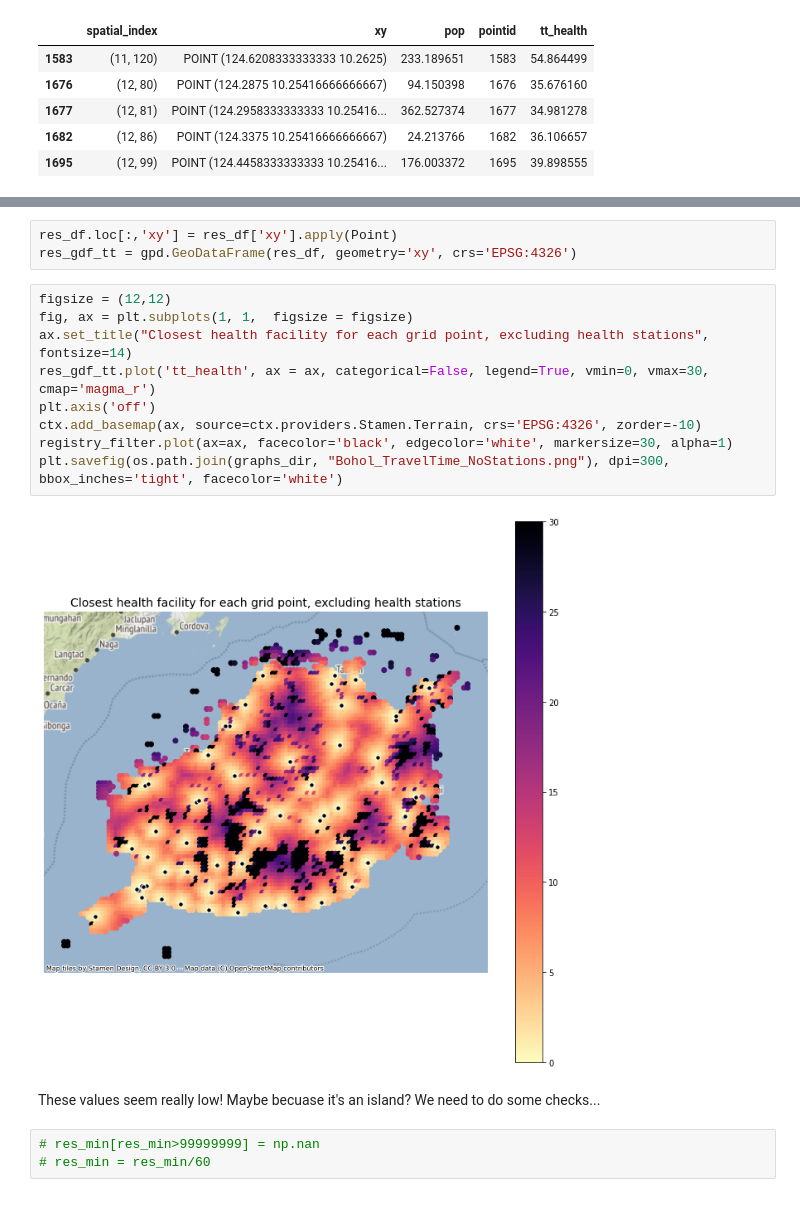
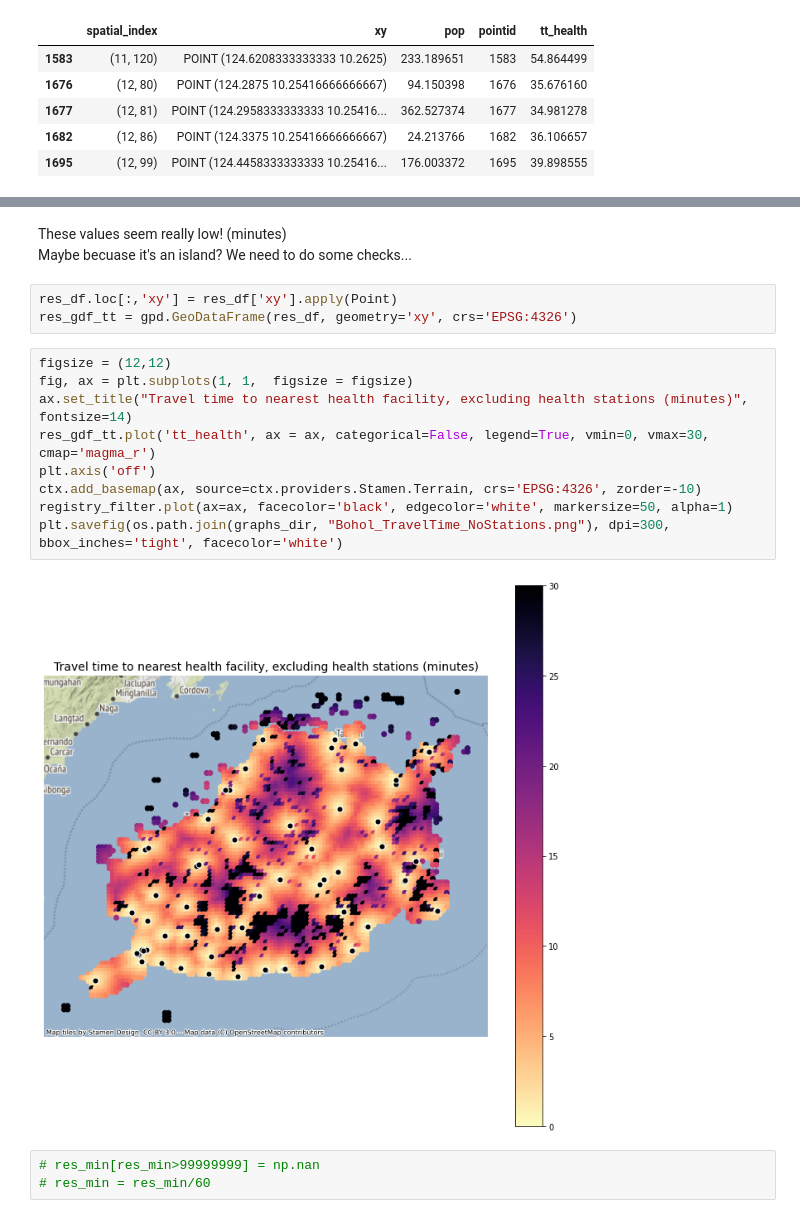
Before and after one commit to datapartnership/health-planning-in-philippines, a Jupyter notebook: notebooks/PHL_HealthFacilities_Raster.ipynb, the cells around one changed output, grey strips where cells are left out. Drawn from its saved outputs; the diff is of its cells as text.

```diff
--- a/notebooks/PHL_HealthFacilities_Raster.ipynb
+++ b/notebooks/PHL_HealthFacilities_Raster.ipynb
@@ -314,19 +333,20 @@ res_df.head()
+# %% [markdown]
+These values seem really low! (minutes)
+Maybe becuase it's an island? We need to do some checks...
 # %%
 res_df.loc[:,'xy'] = res_df['xy'].apply(Point)
 res_gdf_tt = gpd.GeoDataFrame(res_df, geometry='xy', crs='EPSG:4326')
 # %%
 figsize = (12,12)
 fig, ax = plt.subplots(1, 1,  figsize = figsize)
-ax.set_title("Closest health facility for each grid point, excluding health stations", fontsize=14)
+ax.set_title("Travel time to nearest health facility, excluding health stations (minutes)", fontsize=14)
 res_gdf_tt.plot('tt_health', ax = ax, categorical=False, legend=True, vmin=0, vmax=30, cmap='magma_r')
 plt.axis('off')
 ctx.add_basemap(ax, source=ctx.providers.Stamen.Terrain, crs='EPSG:4326', zorder=-10)
-registry_filter.plot(ax=ax, facecolor='black', edgecolor='white', markersize=30, alpha=1)
+registry_filter.plot(ax=ax, facecolor='black', edgecolor='white', markersize=50, alpha=1)
 plt.savefig(os.path.join(graphs_dir, "Bohol_TravelTime_NoStations.png"), dpi=300, bbox_inches='tight', facecolor='white')
 # %% [output]
-[figure, old version]
+[figure, new version]
-# %% [markdown]
-These values seem really low! Maybe becuase it's an island? We need to do some checks...
 # %%
 # res_min[res_min>99999999] = np.nan
 # res_min = res_min/60
```
Also changed, not shown: parts of 12 cells of this notebook, 2 other files.
